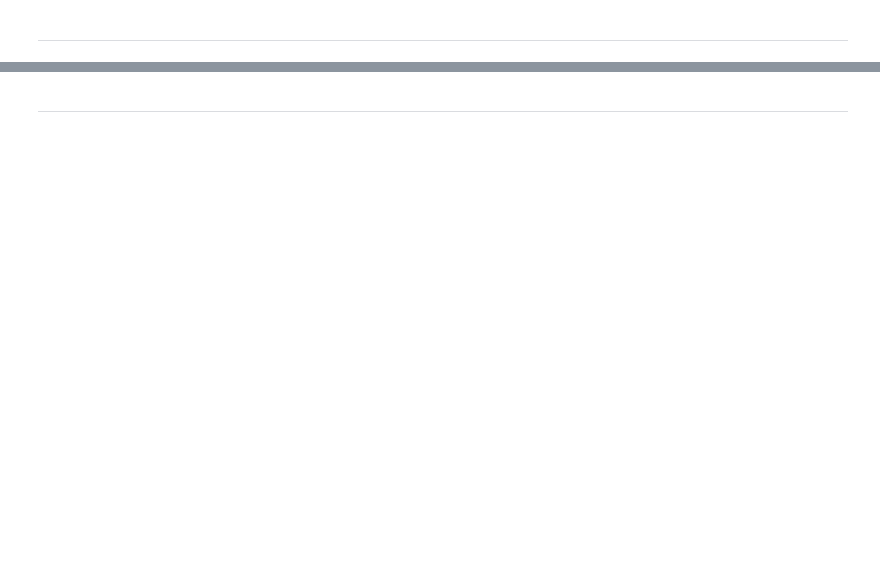
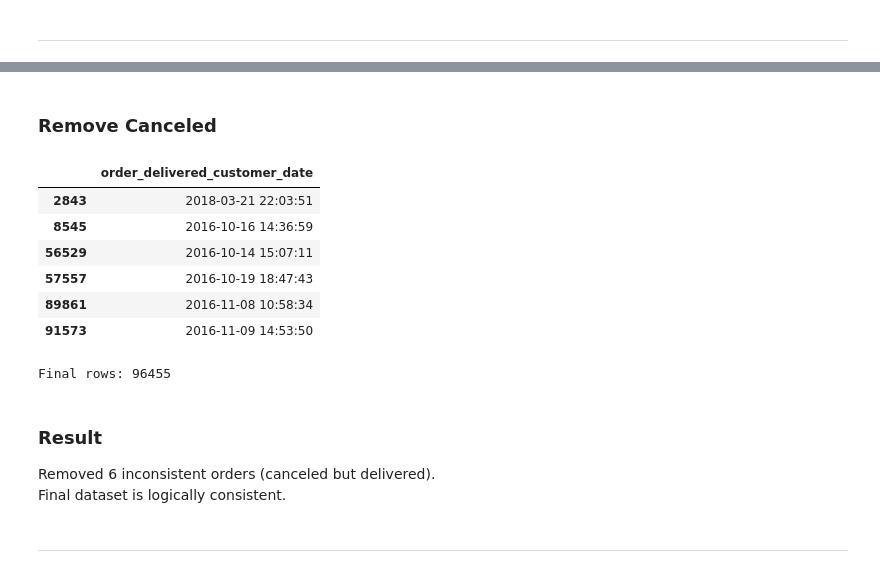
Before and after one commit to Ameed2/capstone-project3, a Jupyter notebook: notebooks/02_merge_dataset.ipynb, the cells around one changed output, grey strips where cells are left out. Cells and saved outputs as stored; diff of their text form; code cells hidden in the pictures; blank space fills up the shorter version.

Commit message:
Add merged dataset and EDA prep

```diff
--- a/notebooks/02_merge_dataset.ipynb
+++ b/notebooks/02_merge_dataset.ipynb
@@ -530,0 +272,8 @@ print("  ✓ customer_geo_points / seller_geo_points: GPS confidence indicators
+# %%
+reviews_slim = (
+    reviews
+    .drop_duplicates(subset='order_id', keep='first')
+    [['order_id','review_score']]
+)
+
+print("Reviews → Orders:", len(reviews_slim))
@@ -656,0 +293,14 @@ seller_geo_points      215
+# %%
+df = orders.copy()
+
+df = df.merge(customers[['customer_id','customer_unique_id',
+                         'customer_zip_code_prefix','customer_state','customer_city']],
+              on='customer_id', how='left')
+
+df = df.merge(items_agg, on='order_id', how='left')
+df = df.merge(payments_agg, on='order_id', how='left')
+df = df.merge(reviews_slim, on='order_id', how='left')
+df = df.merge(customer_geo, on='customer_zip_code_prefix', how='left')
+df = df.merge(seller_geo, on='seller_zip_code_prefix', how='left')
+
+print("Shape:", df.shape)
@@ -821,0 +355,12 @@ df.describe()
+# %%
+df['has_review'] = df['review_score'].notna().astype(int)
+
+df['product_category'] = df['product_category'].fillna('unknown')
+
+df['avg_product_weight_g'] = df['avg_product_weight_g'].fillna(df['avg_product_weight_g'].median())
+df['avg_product_volume_cm3'] = df['avg_product_volume_cm3'].fillna(df['avg_product_volume_cm3'].median())
+
+df['n_payment_methods'] = df['n_payment_methods'].fillna(0).astype(int)
+df['max_installments'] = df['max_installments'].fillna(0).astype(int)
+df['total_payment_value'] = df['total_payment_value'].fillna(0)
+df['payment_type'] = df['payment_type'].fillna('unknown')
@@ -872,2 +375,24 @@ print("=" * 60)
+# %% [markdown]
+### Remove Canceled
+# %%
+df[df['order_status']=='canceled'][['order_delivered_customer_date']]
+# %% [output]
+|  | order_delivered_customer_date |
+| 2843 | 2018-03-21 22:03:51 |
+| 8545 | 2016-10-16 14:36:59 |
+| 56529 | 2016-10-14 15:07:11 |
+| 57557 | 2016-10-19 18:47:43 |
+| 89861 | 2016-11-08 10:58:34 |
+| 91573 | 2016-11-09 14:53:50 |
+# %%
+df = df[df['order_status'] != 'canceled'].copy()
+print("Final rows:", len(df))
+# %% [output]
+Final rows: 96455
+# %% [markdown]
+### Result
+
+Removed 6 inconsistent orders (canceled but delivered).
+Final dataset is logically consistent.
 # %% [markdown]
 ---
```
Also changed, not shown: parts of 81 cells of this notebook, 8 other files.
